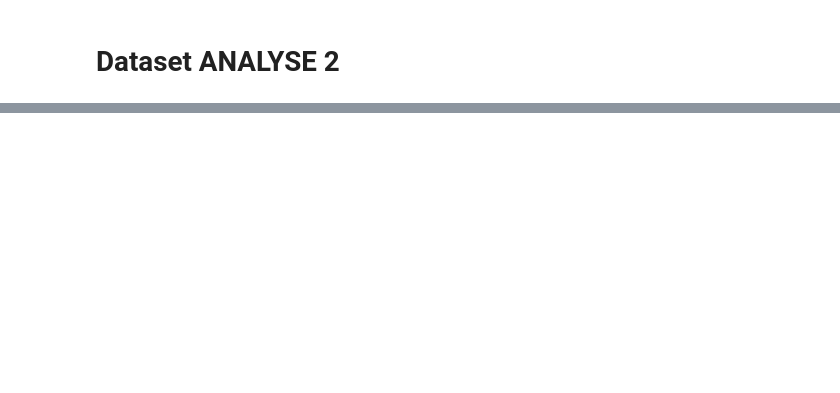
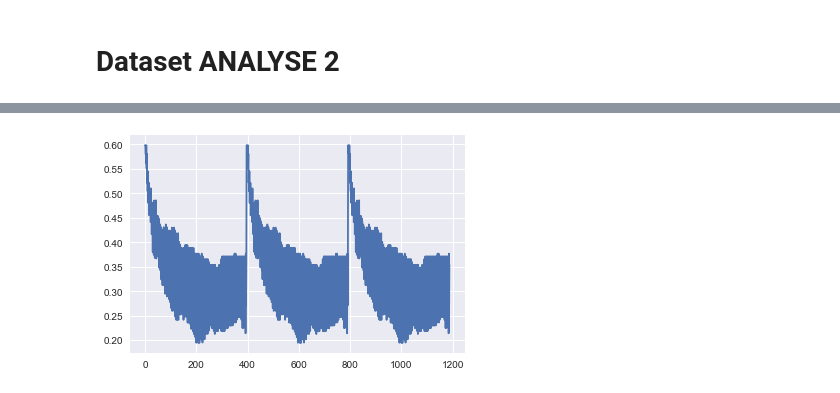
Before and after one commit to Asifadam93/UserActivityRecognition, a Jupyter notebook: Notebook_python/Dataset Analyse Knn.ipynb, the cells around one changed output, grey strips where cells are left out. Cells and saved outputs as stored; diff of their text form; code cells hidden in the pictures; blank space fills up the shorter version.

```diff
--- a/Notebook_python/Dataset Analyse Knn.ipynb
+++ b/Notebook_python/Dataset Analyse Knn.ipynb
@@ -527,7 +521,10 @@ Name: Action, dtype: int64
 # %%
 # Configuration des paramètres que l'on souhaite tester
 tuned_parameters = [{
-   'n_neighbors': np.array(range (1,100))
+   'n_neighbors': np.array(range (1,100)),
+    'weights':['uniform','distance'],
+    'p':[1,2],
+    'algorithm' : ['ball_tree', 'kd_tree', 'brute']
 }]
 scores = ['accuracy']
 
@@ -607,3 +599,14 @@ Se lever (depuis position allongée)       0.64      0.78      0.70        32
+# %%
+%matplotlib inline
+import matplotlib.pyplot as plt
+import seaborn as sns
+
+# Récupération de tout les scores
+scores = [ mean_score.mean() for params, mean_score, mean_score in clf.grid_scores_ ]
+
+plt.plot(scores);
+# %% [output]
+[figure, added]
 # %%
 # TODO copier coller le best classifier
 #clf_analysed_2_demo =
```
Also changed, not shown: parts of 14 cells of this notebook, 7 other files.
